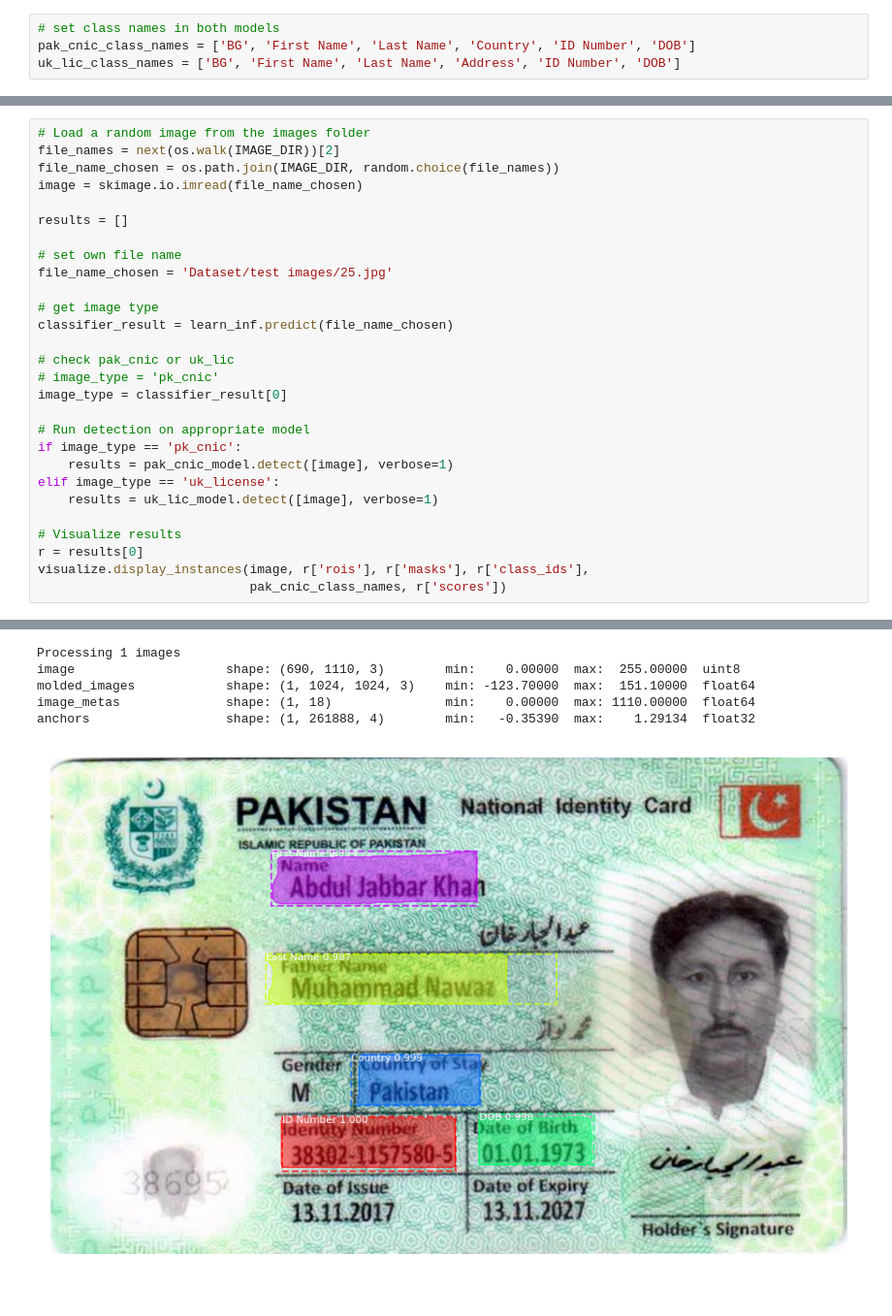
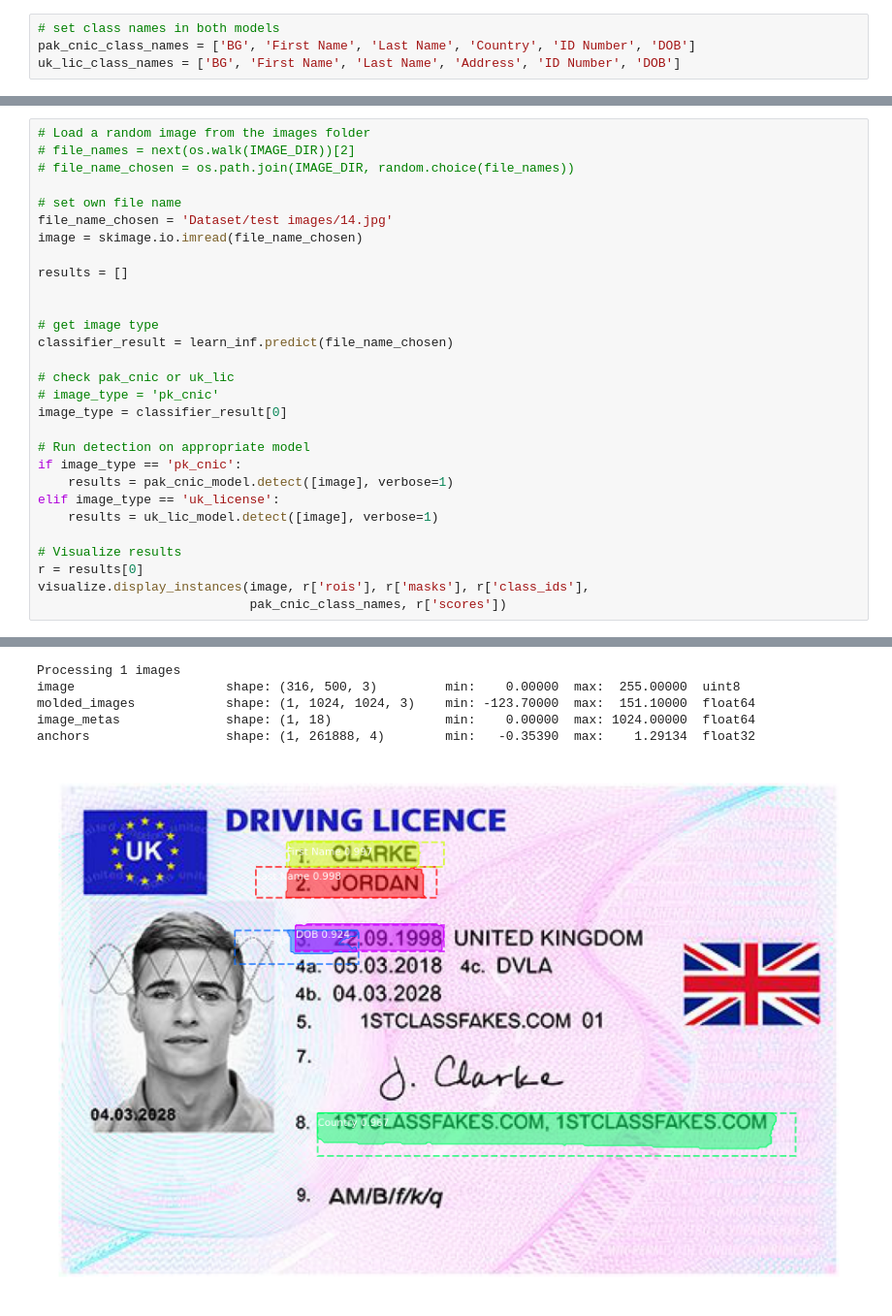
Before and after one commit to ZaeemRiaz/Object-Detection-and-Segmentation-using-Transfer-Learning, a Jupyter notebook: trained_system.ipynb, the cells around one changed output, grey strips where cells are left out. Shown at 97% size. Drawn from its saved outputs; the diff is of its cells as text.

```diff
--- a/trained_system.ipynb
+++ b/trained_system.ipynb
@@ -148,37 +149,38 @@ pathlib.PosixPath = pathlib.WindowsPath
 learn_inf = load_learner('C:/Users/riazz/Documents/PycharmProjects/DS_Project1/weights/export.pkl')
 # %%
 # Load a random image from the images folder
-file_names = next(os.walk(IMAGE_DIR))[2]
-file_name_chosen = os.path.join(IMAGE_DIR, random.choice(file_names))
+# file_names = next(os.walk(IMAGE_DIR))[2]
+# file_name_chosen = os.path.join(IMAGE_DIR, random.choice(file_names))
+
+# set own file name
+file_name_chosen = 'Dataset/test images/14.jpg'
 image = skimage.io.imread(file_name_chosen)
 
 results = []
 
-# set own file name
-file_name_chosen = 'Dataset/test images/25.jpg'
 
 # get image type
 classifier_result = learn_inf.predict(file_name_chosen)
 
 # check pak_cnic or uk_lic
 # image_type = 'pk_cnic'
 image_type = classifier_result[0]
 
 # Run detection on appropriate model
 if image_type == 'pk_cnic':
     results = pak_cnic_model.detect([image], verbose=1)
 elif image_type == 'uk_license':
     results = uk_lic_model.detect([image], verbose=1)
 
 # Visualize results
 r = results[0]
 visualize.display_instances(image, r['rois'], r['masks'], r['class_ids'],
                             pak_cnic_class_names, r['scores'])
 # %% [output]
 [interactive output not drawn]
 Processing 1 images
-image                    shape: (690, 1110, 3)        min:    0.00000  max:  255.00000  uint8
+image                    shape: (316, 500, 3)         min:    0.00000  max:  255.00000  uint8
 molded_images            shape: (1, 1024, 1024, 3)    min: -123.70000  max:  151.10000  float64
-image_metas              shape: (1, 18)               min:    0.00000  max: 1110.00000  float64
+image_metas              shape: (1, 18)               min:    0.00000  max: 1024.00000  float64
 anchors                  shape: (1, 261888, 4)        min:   -0.35390  max:    1.29134  float32
-[figure, old version]
+[figure, new version]
```
Also changed, not shown: parts of 2 cells of this notebook, 1 other file.
